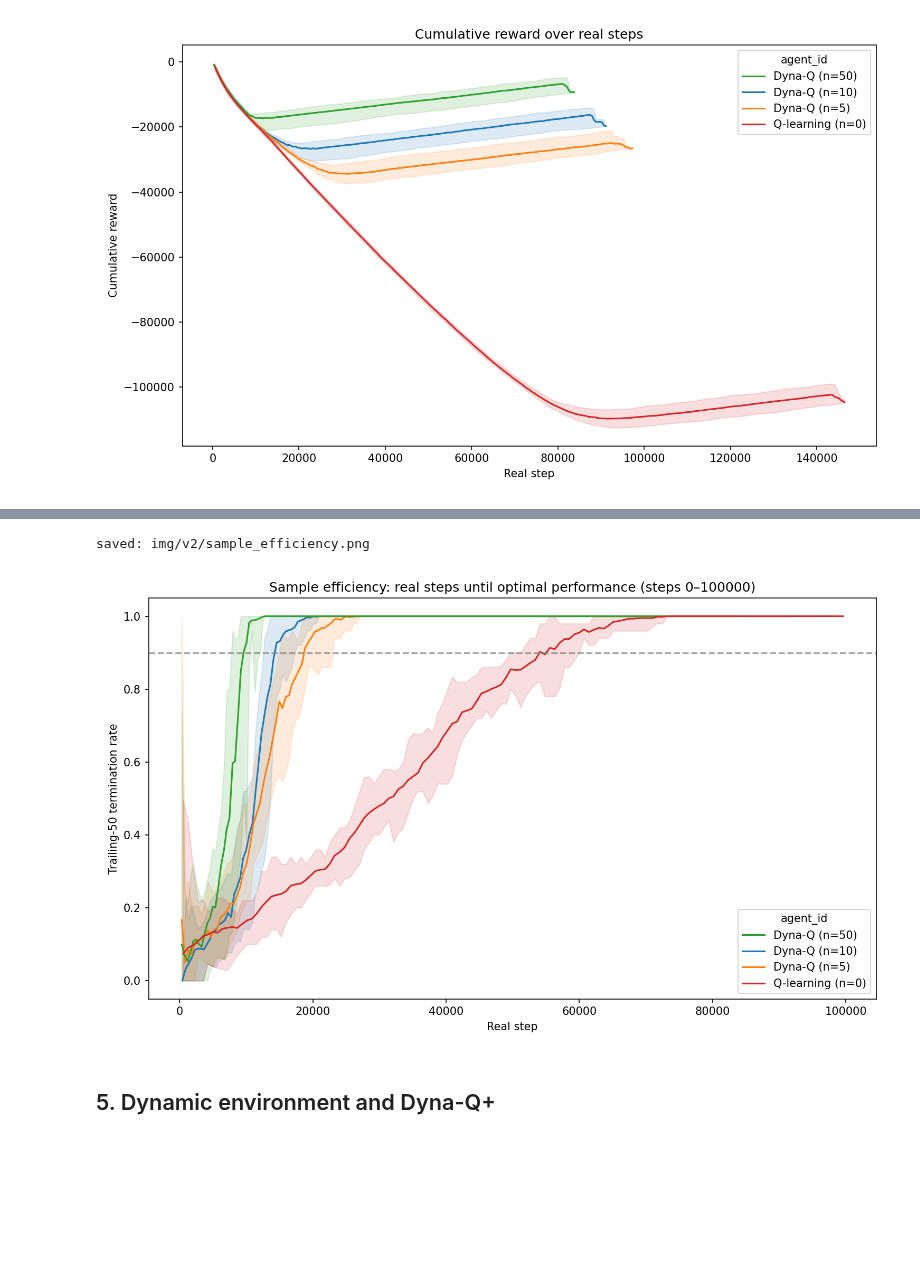
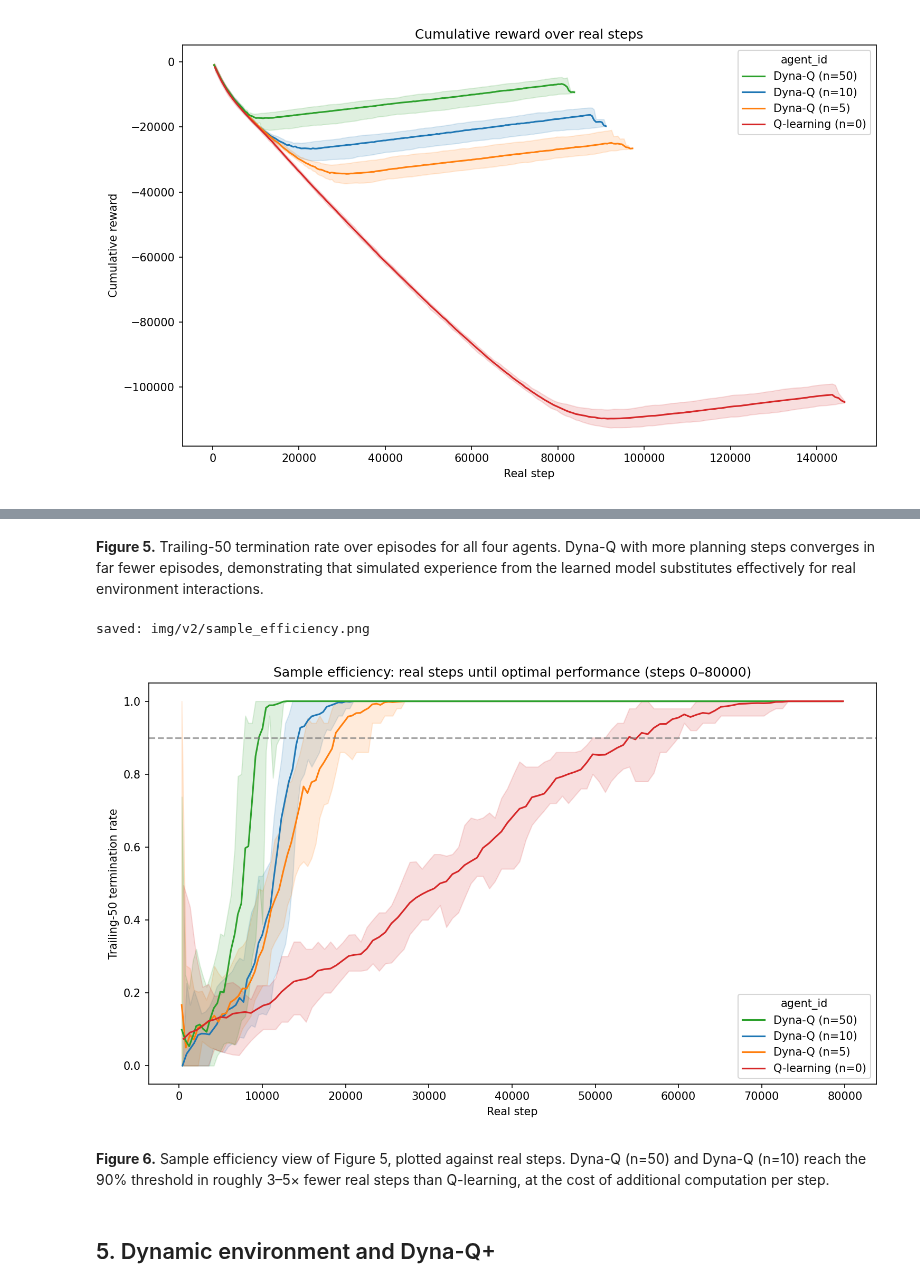
Before and after one commit to craig-rudman/MSDS684, a Jupyter notebook: W7/ipynb/development.ipynb, the cells around one changed output, grey strips where cells are left out. Drawn from its saved outputs; the diff is of its cells as text; code cells hidden in the pictures; blank space fills up the shorter version.

```diff
--- a/W7/ipynb/development.ipynb
+++ b/W7/ipynb/development.ipynb
@@ -569,7 +579,7 @@ dyna_q_n50: already complete, skipping
   (delete data/dyna_q_n50/ to retrain)
 # %%
 # DONE: Visualize Dyna-Q vs Q-learning comparison (v2 plots).
-# Outcome: reload traces for all four agents (q_learning, dyna_q_n5,
+# Outcome: reload traces_v2 for all four agents (q_learning, dyna_q_n5,
 # dyna_q_n10, dyna_q_n50); produce cumulative-reward, termination-rate,
 # and sample-efficiency plots saved to img/v2/; label_map maps each
 # agent_id to a human-readable name.
@@ -588,20 +598,20 @@ AGENT_DIRS = [
     Path.cwd().parent / "data" / "dyna_q_n50",
 ]
 
-LABEL_MAP = {
+LABEL_MAP_V2 = {
     "q_learning": "Q-learning (n=0)",
     "dyna_q_n5":  "Dyna-Q (n=5)",
     "dyna_q_n10": "Dyna-Q (n=10)",
     "dyna_q_n50": "Dyna-Q (n=50)",
 }
 
-traces = load_traces(*AGENT_DIRS)
+traces_v2 = load_traces(*AGENT_DIRS)
 
-print(f"loaded rows:  {len(traces)}")
-print(f"agent_ids:    {sorted(traces['agent_id'].unique().tolist())}")
-print(f"seeds/agent:  {traces.groupby('agent_id')['seed'].nunique().to_dict()}")
+print(f"loaded rows:  {len(traces_v2)}")
+print(f"agent_ids:    {sorted(traces_v2['agent_id'].unique().tolist())}")
+print(f"seeds/agent:  {traces_v2.groupby('agent_id')['seed'].nunique().to_dict()}")
 print(f"episodes/seed (per agent): "
-      f"{traces.groupby(['agent_id', 'seed']).size().groupby('agent_id').describe()[['min', 'max']].to_dict('index')}")
+      f"{traces_v2.groupby(['agent_id', 'seed']).size().groupby('agent_id').describe()[['min', 'max']].to_dict('index')}")
 # %% [output]
 loaded rows:  200000
 agent_ids:    ['dyna_q_n10', 'dyna_q_n5', 'dyna_q_n50', 'q_learning']
@@ -683,42 +695,46 @@ saved: img/v2/episodes_to_optimal.png
+# %% [markdown]
+**Figure 5.** Trailing-50 termination rate over episodes for all four agents. Dyna-Q with more planning steps converges in far fewer episodes, demonstrating that simulated experience from the learned model substitutes effectively for real environment interactions.
 # %%
 # Sample efficiency: termination rate over real steps (v2).
-# Consumes the `traces` DataFrame loaded above.
+# Consumes the `traces_v2` DataFrame loaded above.
 
 import sys
 from pathlib import Path
 
 import matplotlib.pyplot as plt
 import numpy as np
 
 sys.path.insert(0, str(Path.cwd().parent / "src"))
 
 from IPython.display import Image
 from visualizations import plot_termination_rate
 
-LEGEND_ORDER = [
+LEGEND_ORDER_V2 = [
     "Dyna-Q (n=50)",
     "Dyna-Q (n=10)",
     "Dyna-Q (n=5)",
     "Q-learning (n=0)",
 ]
 
 img_path = Path.cwd().parent / "img" / "v2" / "sample_efficiency.png"
 img_path.parent.mkdir(parents=True, exist_ok=True)
 plot_termination_rate(
-    traces, img_path,
+    traces_v2, img_path,
     threshold=0.9, window=50,
     x_axis="cumulative_steps",
-    label_map=LABEL_MAP, band_alpha=0.15,
-    legend_order=LEGEND_ORDER,
+    label_map=LABEL_MAP_V2, band_alpha=0.15,
+    legend_order=LEGEND_ORDER_V2,
     x_min=0,
-    x_max=100_000
+    x_max=80_000
 )
 
 print(f"saved: {img_path.relative_to(Path.cwd().parent)}")
 Image(filename=str(img_path))
 # %% [output]
 saved: img/v2/sample_efficiency.png
-[figure, old version]
+[figure, new version]
+# %% [markdown]
+**Figure 6.** Sample efficiency view of Figure 5, plotted against real steps. Dyna-Q (n=50) and Dyna-Q (n=10) reach the 90% threshold in roughly 3–5× fewer real steps than Q-learning, at the cost of additional computation per step.
 # %% [markdown]
 ## 5. Dynamic environment and Dyna-Q+
 # %%
```
Also changed, not shown: parts of 31 cells of this notebook, 42 other files.
